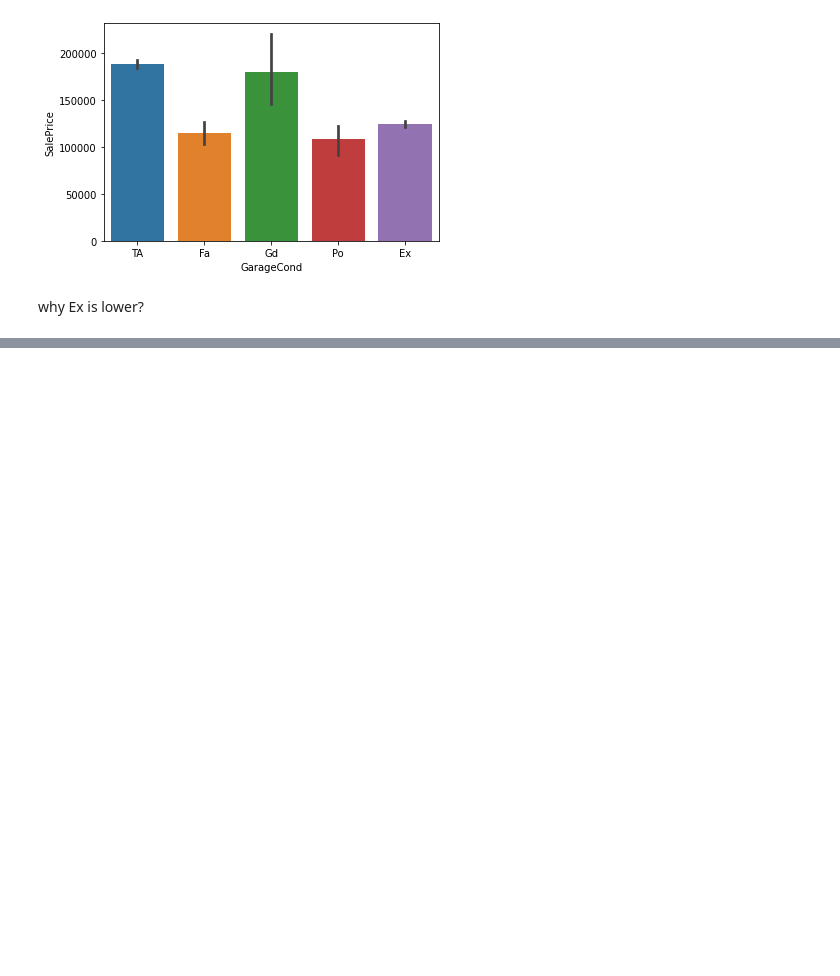
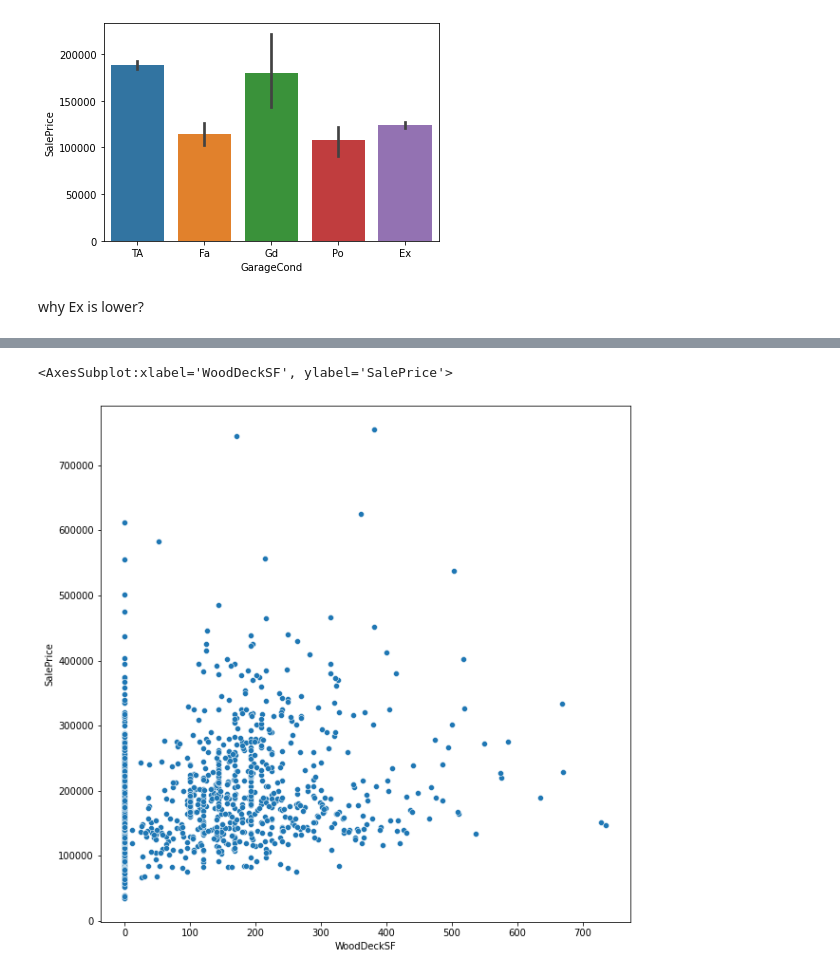
Before and after one commit to hoangquy18/Machine-Learning, a Jupyter notebook: Machine Learning/House/house.ipynb, the cells around one changed output, grey strips where cells are left out. Cells and saved outputs as stored; diff of their text form; code cells hidden in the pictures; blank space fills up the shorter version.

```diff
--- a/Machine Learning/House/house.ipynb
+++ b/Machine Learning/House/house.ipynb
@@ -826,0 +842,8 @@ why Ex is lower?
+# %%
+train_data['WoodDeckSF'] = train_data['WoodDeckSF'].apply(lambda x: ScaleNotChangePrice('WoodDeckSF',x) if x > 800 else x)
+# %%
+plt.figure(figsize=(10,10))
+sns.scatterplot(data = train_data,x='WoodDeckSF',y='SalePrice')
+# %% [output]
+<AxesSubplot:xlabel='WoodDeckSF', ylabel='SalePrice'>
+[figure, added]
```
Also changed, not shown: parts of 56 cells of this notebook, 1 other file.
